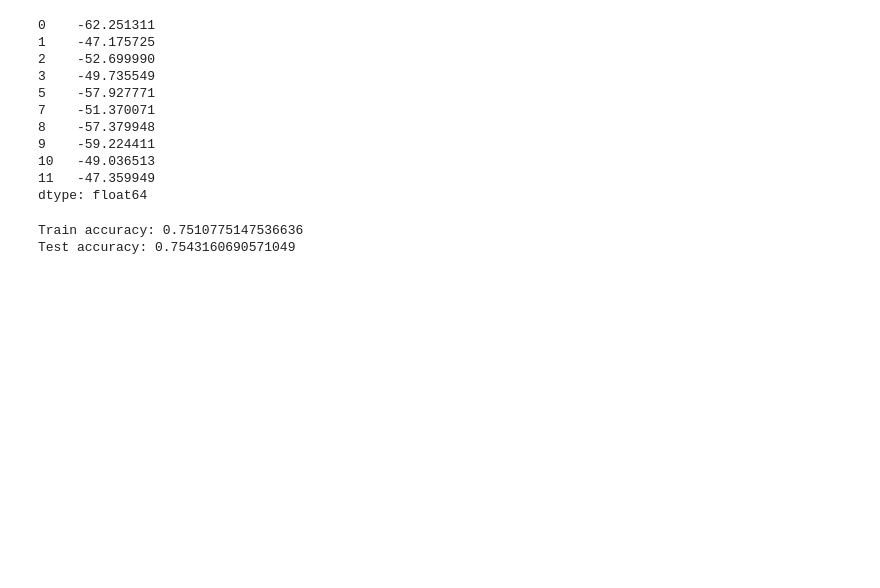
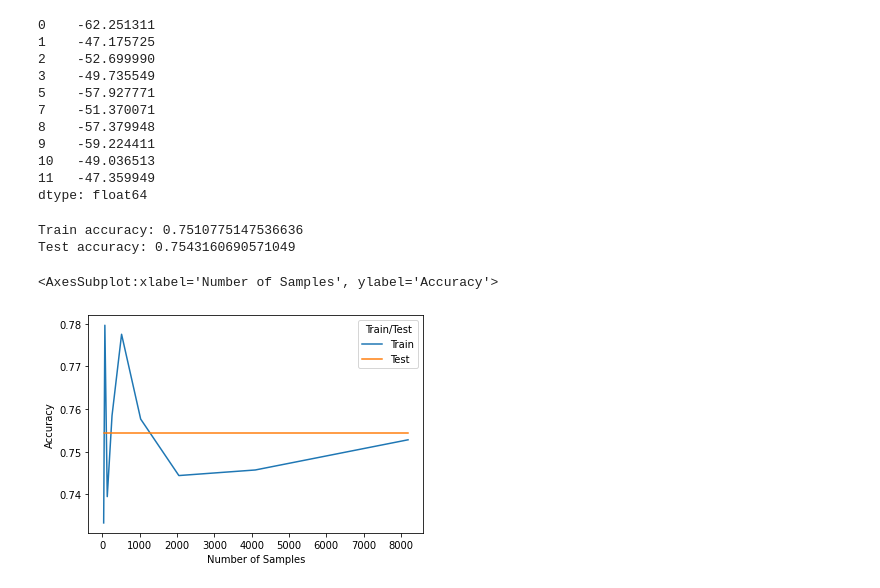
Before and after one commit to raeedcho/cmu_intro_ml, a Jupyter notebook: scripts/01-hw1-5.ipynb, the cells around one changed output. Cells and saved outputs as stored; diff of their text form; code cells hidden in the pictures; blank space fills up the shorter version.

```diff
--- a/scripts/01-hw1-5.ipynb
+++ b/scripts/01-hw1-5.ipynb
@@ -360,3 +360,34 @@ def load_n_training_samples(n_samples):
        .head(n_samples)
        .dropna()
     )
+
+    return df
+
+def fit_score_classifier(df,test_df):
+    '''
+    Fits the classifier to the training data and scores it using the test data.
+
+    Args:
+        df: A pandas dataframe of the training data.
+        test_df: A pandas dataframe of the test data.
+
+    Returns:
+        training accuracy
+        testing accuracy
+    '''
+    nb_prior_params,nb_likelihood_params = fit_nb_classifier(df)
+    train_acc = score_classifier(df,nb_prior_params,nb_likelihood_params)
+    test_acc = score_classifier(test_df,nb_prior_params,nb_likelihood_params)
+    return train_acc,test_acc
+
+scores = pd.DataFrame([
+    (n,)+fit_score_classifier(load_n_training_samples(n),test_df)
+    for n in [2**i for i in range(5,14)]
+],columns=['Number of Samples','Train','Test'])
+# %%
+import seaborn as sns
+scores = scores.melt(id_vars=['Number of Samples'],value_vars=['Train','Test'],value_name='Accuracy',var_name='Train/Test')
+sns.lineplot(x='Number of Samples',y='Accuracy',hue='Train/Test',data=scores)
+# %% [output]
+<AxesSubplot:xlabel='Number of Samples', ylabel='Accuracy'>
+[figure, added]
```
